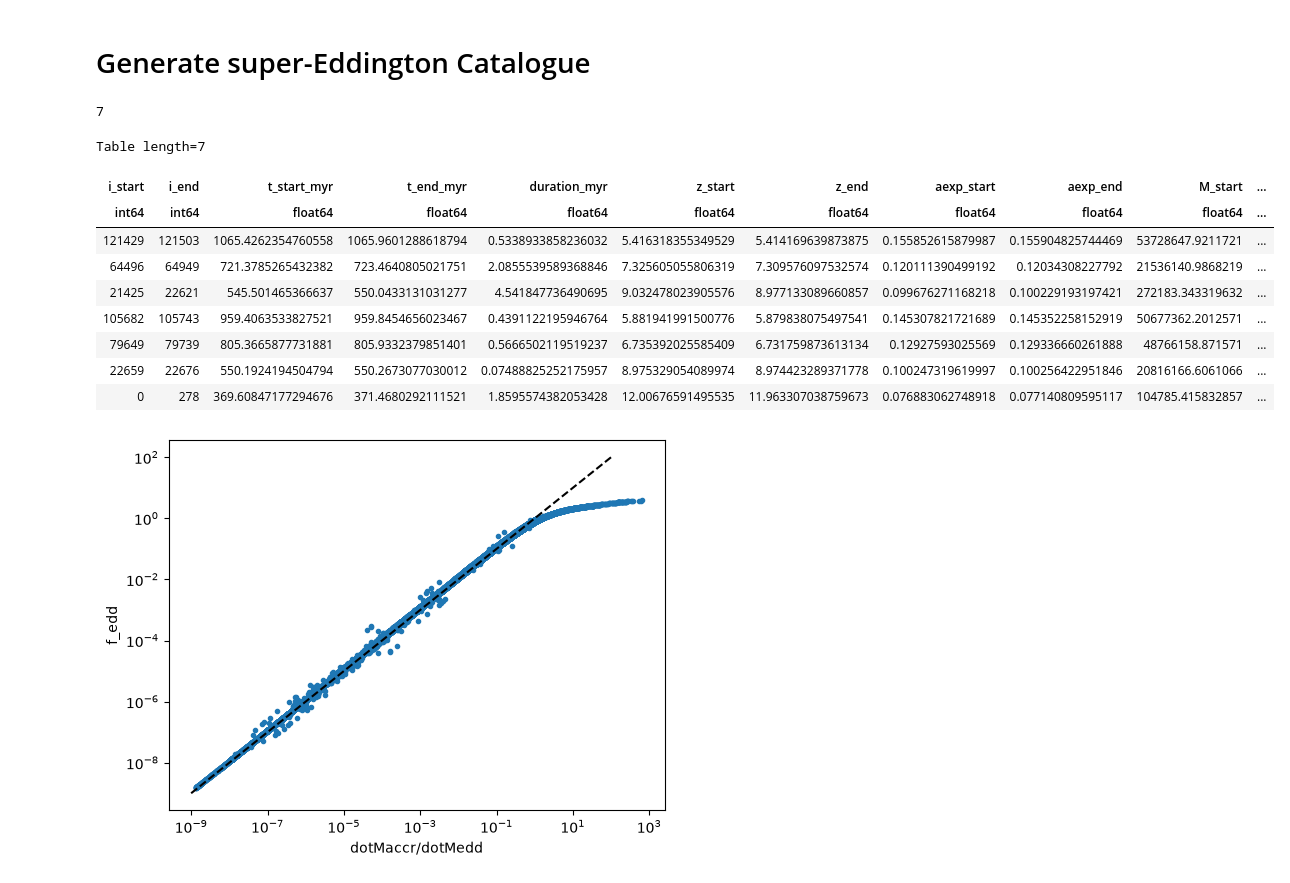
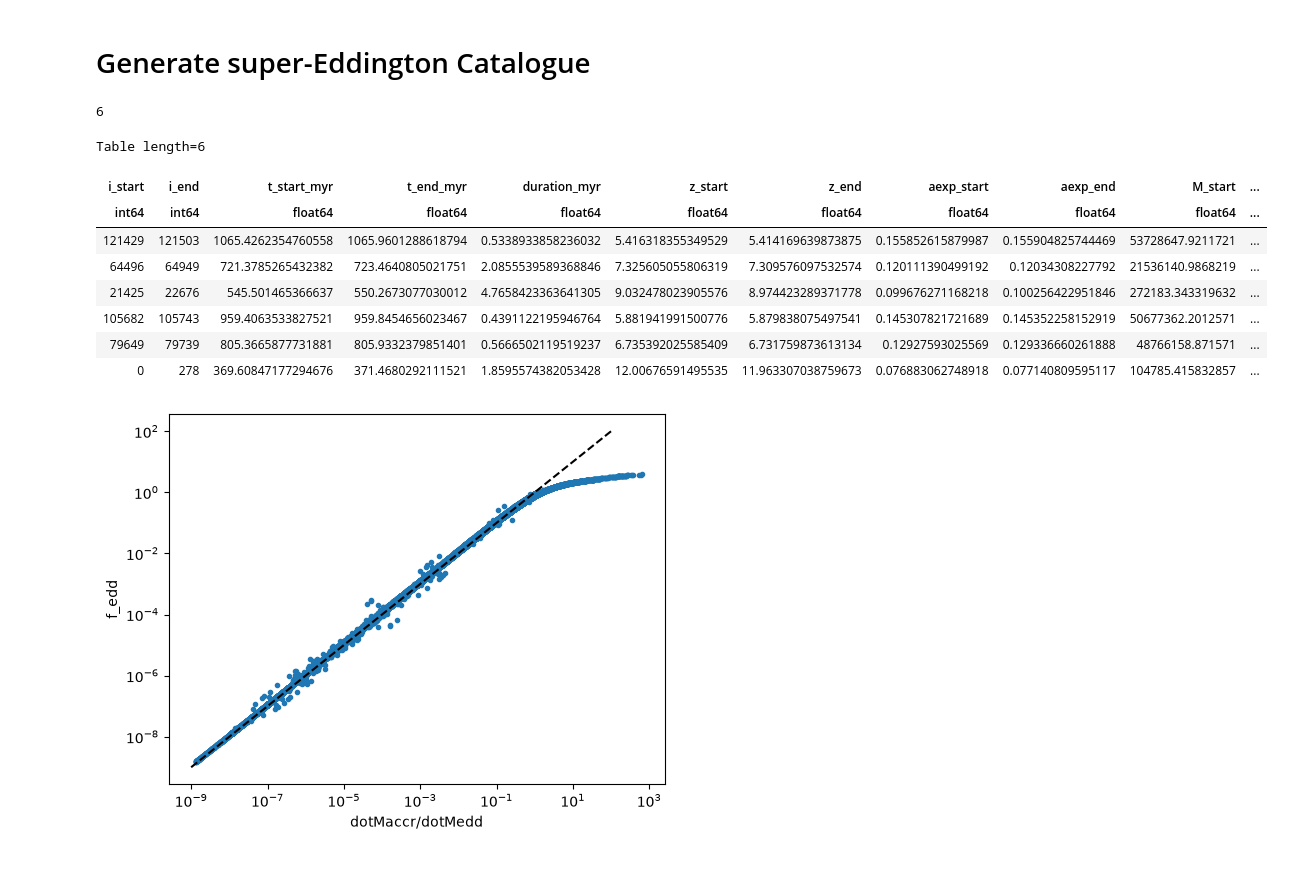
Before and after one commit to OrcaSKang/super-eddington, a Jupyter notebook: 2026_09_20_forSangwon.ipynb, the cells around one changed output. Saved outputs shown, nothing was run; the diff lists cells and outputs as text; code cells hidden in the pictures.

```diff
--- a/2026_09_20_forSangwon.ipynb
+++ b/2026_09_20_forSangwon.ipynb
@@ -198,21 +198,20 @@ except Exception as e:
 # %% [markdown]
 # Generate super-Eddington Catalogue
 # %%
-b = find_bursts(ts.data, gap_myr=0.1, min_dur_myr=0.001)
+b = find_bursts(ts.data, gap_myr=0.2, min_dur_myr=0.1)
 print(len(b))
 b.sort('dM_accr', reverse=True)
 b[:10]
 # %% [output]
-7
+6
-Table length=7
+Table length=6
 | i_start | i_end | t_start_myr | t_end_myr | duration_myr | z_start | z_end | aexp_start | aexp_end | M_start | ... |
 | int64 | int64 | float64 | float64 | float64 | float64 | float64 | float64 | float64 | float64 | ... |
 | 121429 | 121503 | 1065.4262354760558 | 1065.9601288618794 | 0.5338933858236032 | 5.416318355349529 | 5.414169639873875 | 0.155852615879987 | 0.155904825744469 | 53728647.9211721 | ... |
 | 64496 | 64949 | 721.3785265432382 | 723.4640805021751 | 2.0855539589368846 | 7.325605055806319 | 7.309576097532574 | 0.120111390499192 | 0.12034308227792 | 21536140.9868219 | ... |
-| 21425 | 22621 | 545.501465366637 | 550.0433131031277 | 4.541847736490695 | 9.032478023905576 | 8.977133089660857 | 0.099676271168218 | 0.100229193197421 | 272183.343319632 | ... |
+| 21425 | 22676 | 545.501465366637 | 550.2673077030012 | 4.7658423363641305 | 9.032478023905576 | 8.974423289371778 | 0.099676271168218 | 0.100256422951846 | 272183.343319632 | ... |
 | 105682 | 105743 | 959.4063533827521 | 959.8454656023467 | 0.4391122195946764 | 5.881941991500776 | 5.879838075497541 | 0.145307821721689 | 0.145352258152919 | 50677362.2012571 | ... |
 | 79649 | 79739 | 805.3665877731881 | 805.9332379851401 | 0.5666502119519237 | 6.735392025585409 | 6.731759873613134 | 0.12927593025569 | 0.129336660261888 | 48766158.871571 | ... |
-| 22659 | 22676 | 550.1924194504794 | 550.2673077030012 | 0.07488825252175957 | 8.975329054089974 | 8.974423289371778 | 0.100247319619997 | 0.100256422951846 | 20816166.6061066 | ... |
 | 0 | 278 | 369.60847177294676 | 371.4680292111521 | 1.8595574382053428 | 12.00676591495535 | 11.963307038759673 | 0.076883062748918 | 0.077140809595117 | 104785.415832857 | ... |
 # %%
 ratio = ts.data['dotMaccr'] / ts.data['dotMedd']
```
Also changed, not shown: parts of 2 cells of this notebook, 1 other file.
